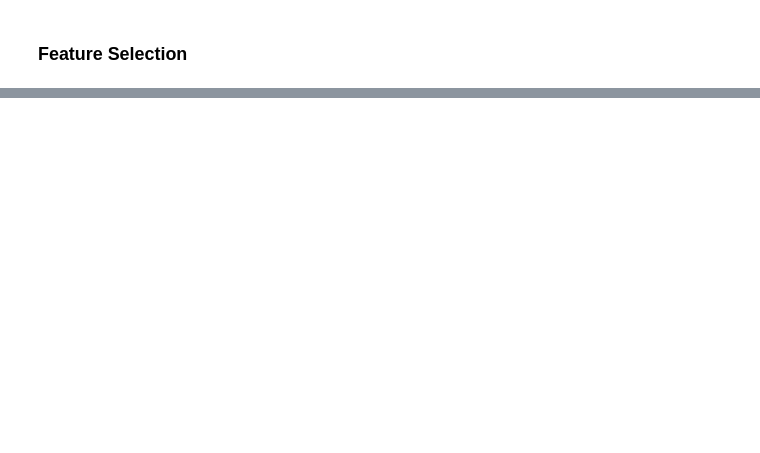
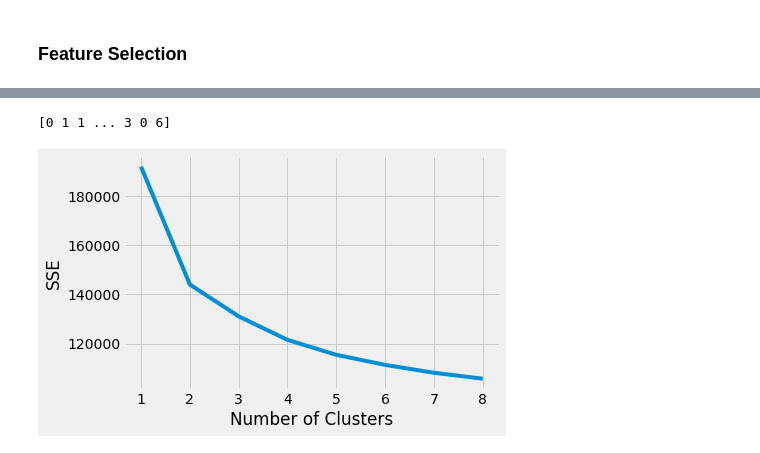
Before and after one commit to Hadryan/music-genre-classification-10, a Jupyter notebook: music_genre_classification.ipynb, the cells around one changed output, grey strips where cells are left out. Saved outputs shown, nothing was run; the diff lists cells and outputs as text; code cells hidden in the pictures; blank space fills up the shorter version.

Commit message:
Adding clustering code to the python book

```diff
--- a/music_genre_classification.ipynb
+++ b/music_genre_classification.ipynb
@@ -536,0 +512,16 @@ sns.heatmap(df_cm, cmap="Blues", annot=True,annot_kws={"size": 16},fmt = ".3f")
+# %%
+from scipy.stats import pearsonr
+import pandas as pd
+# Function taken from: https://stackoverflow.com/questions/25571882/pandas-columns-correlation-with-statistical-significance
+def calculate_pvalues(df):
+    df = df.dropna()._get_numeric_data()
+    dfcols = pd.DataFrame(columns=df.columns)
+    pvalues = dfcols.transpose().join(dfcols, how='outer')
+    for r in df.columns:
+        for c in df.columns:
+            pvalues[r][c] = round(pearsonr(df[r], df[c])[1], 4)
+    return pvalues
+
+k = calculate_pvalues(X)
+k.to_csv("\pearson_coeff.csv", index=False)
+k
@@ -536,0 +547,8 @@ sns.heatmap(df_cm, cmap="Blues", annot=True,annot_kws={"size": 16},fmt = ".3f")
+# %%
+X = X.drop(columns=['mfcc7', 'mfcc5', 'mfcc19', 'mfcc3', 'mfcc4'])
+# %%
+factor = pd.factorize(data_clustering['genre'])
+print(factor[0])
+data_clustering["genre_factorised"] = factor[0]
+# %% [output]
+[0 1 1 ... 3 0 6]
@@ -536,0 +557,26 @@ sns.heatmap(df_cm, cmap="Blues", annot=True,annot_kws={"size": 16},fmt = ".3f")
+# %%
+scaler = StandardScaler()
+scaled_features = scaler.fit_transform(X)
+# %%
+kmeans_kwargs = {
+    "init": "random",
+    "n_init": 10,
+    "max_iter": 300,
+    "random_state": 42,
+}
+
+# A list holds the SSE values for each k
+sse = []
+for k in range(1, 9):
+    kmeans = KMeans(n_clusters=k, **kmeans_kwargs)
+    kmeans.fit(scaled_features)
+    sse.append(kmeans.inertia_)
+# %%
+plt.style.use("fivethirtyeight")
+plt.plot(range(1, 9), sse)
+plt.xticks(range(1, 9))
+plt.xlabel("Number of Clusters")
+plt.ylabel("SSE")
+plt.show()
+# %% [output]
+[figure, added]
```
Also changed, not shown: parts of 33 cells of this notebook.
